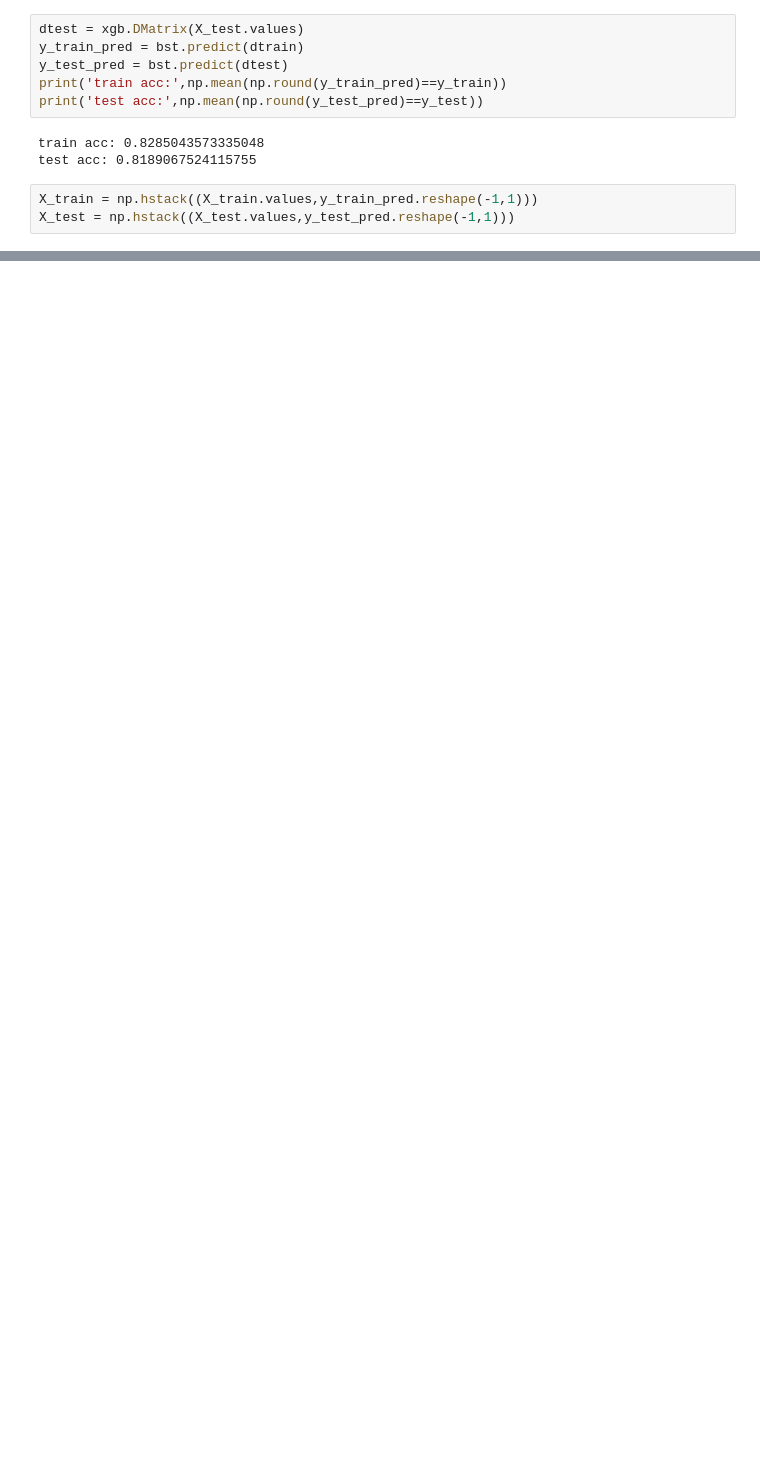
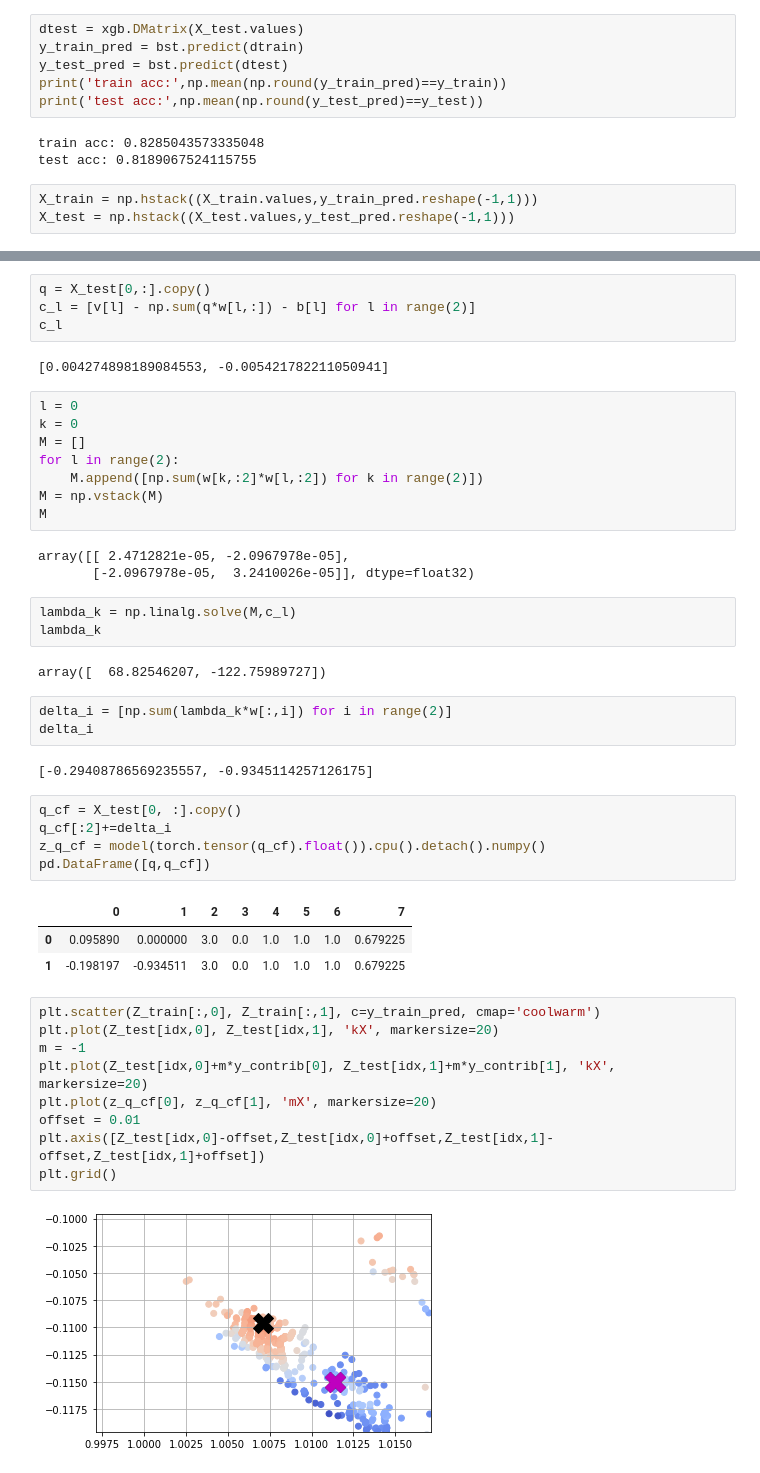
Before and after one commit to francescobodria/posthoc-similaryclass-counterfactuals, a Jupyter notebook: Adult.ipynb, the cells around one changed output, grey strips where cells are left out. Saved outputs shown, nothing was run; the diff lists cells and outputs as text; blank space fills up the shorter version.

```diff
--- a/Adult.ipynb
+++ b/Adult.ipynb
@@ -301,0 +322,47 @@ pd.DataFrame(np.vstack((X_test[0,:],X_train[[15009,24925,8215]])))
+# %%
+q = X_test[0,:].copy()
+c_l = [v[l] - np.sum(q*w[l,:]) - b[l] for l in range(2)]
+c_l
+# %% [output]
+[0.004274898189084553, -0.005421782211050941]
+# %%
+l = 0
+k = 0
+M = []
+for l in range(2):
+    M.append([np.sum(w[k,:2]*w[l,:2]) for k in range(2)])
+M = np.vstack(M)
+M
+# %% [output]
+array([[ 2.4712821e-05, -2.0967978e-05],
+       [-2.0967978e-05,  3.2410026e-05]], dtype=float32)
+# %%
+lambda_k = np.linalg.solve(M,c_l)
+lambda_k
+# %% [output]
+array([  68.82546207, -122.75989727])
+# %%
+delta_i = [np.sum(lambda_k*w[:,i]) for i in range(2)]
+delta_i
+# %% [output]
+[-0.29408786569235557, -0.9345114257126175]
+# %%
+q_cf = X_test[0, :].copy()
+q_cf[:2]+=delta_i
+z_q_cf = model(torch.tensor(q_cf).float()).cpu().detach().numpy()
+pd.DataFrame([q,q_cf])
+# %% [output]
+|  | 0 | 1 | 2 | 3 | 4 | 5 | 6 | 7 |
+| 0 | 0.095890 | 0.000000 | 3.0 | 0.0 | 1.0 | 1.0 | 1.0 | 0.679225 |
+| 1 | -0.198197 | -0.934511 | 3.0 | 0.0 | 1.0 | 1.0 | 1.0 | 0.679225 |
+# %%
+plt.scatter(Z_train[:,0], Z_train[:,1], c=y_train_pred, cmap='coolwarm')
+plt.plot(Z_test[idx,0], Z_test[idx,1], 'kX', markersize=20)
+m = -1
+plt.plot(Z_test[idx,0]+m*y_contrib[0], Z_test[idx,1]+m*y_contrib[1], 'kX', markersize=20)
+plt.plot(z_q_cf[0], z_q_cf[1], 'mX', markersize=20)
+offset = 0.01
+plt.axis([Z_test[idx,0]-offset,Z_test[idx,0]+offset,Z_test[idx,1]-offset,Z_test[idx,1]+offset])
+plt.grid()
+# %% [output]
+[figure, added]
```
Also changed, not shown: parts of 27 cells of this notebook, 4 other files.
